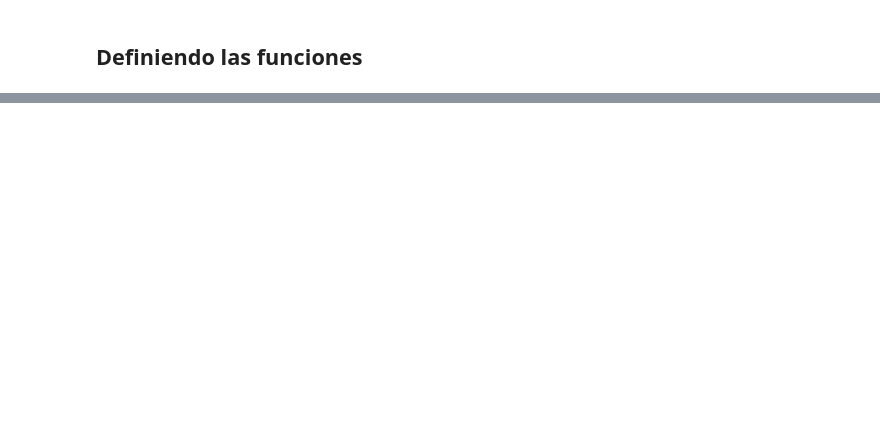
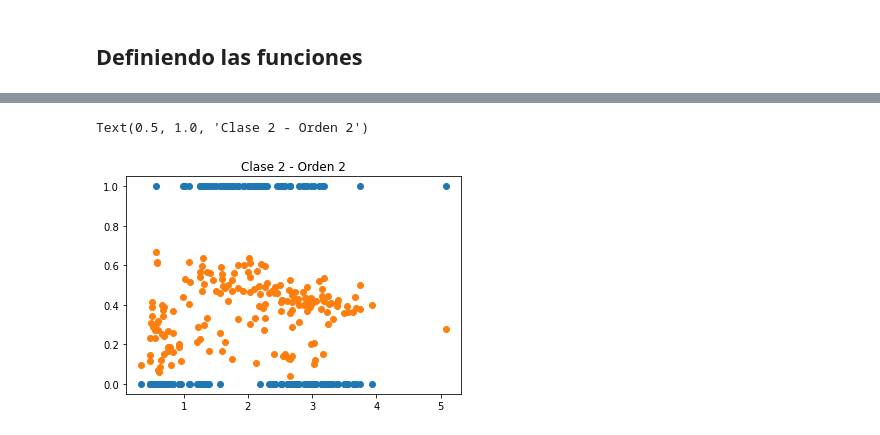
Before and after one commit to Suemy-AZ/Modulo_2, a Jupyter notebook: M2.ipynb, the cells around one changed output, grey strips where cells are left out. Drawn from its saved outputs; the diff is of its cells as text; code cells hidden in the pictures; blank space fills up the shorter version.

```diff
--- a/M2.ipynb
+++ b/M2.ipynb
@@ -313,0 +380,7 @@ pt.scatter(x2,h2(x,x2,theta32))
+# %%
+pt.scatter(x2,c2)
+pt.scatter(x2,h2(x,x2,theta22))
+pt.title("Clase 2 - Orden 2")
+# %% [output]
+Text(0.5, 1.0, 'Clase 2 - Orden 2')
+[figure, added]
```
Also changed, not shown: parts of 41 cells of this notebook.
